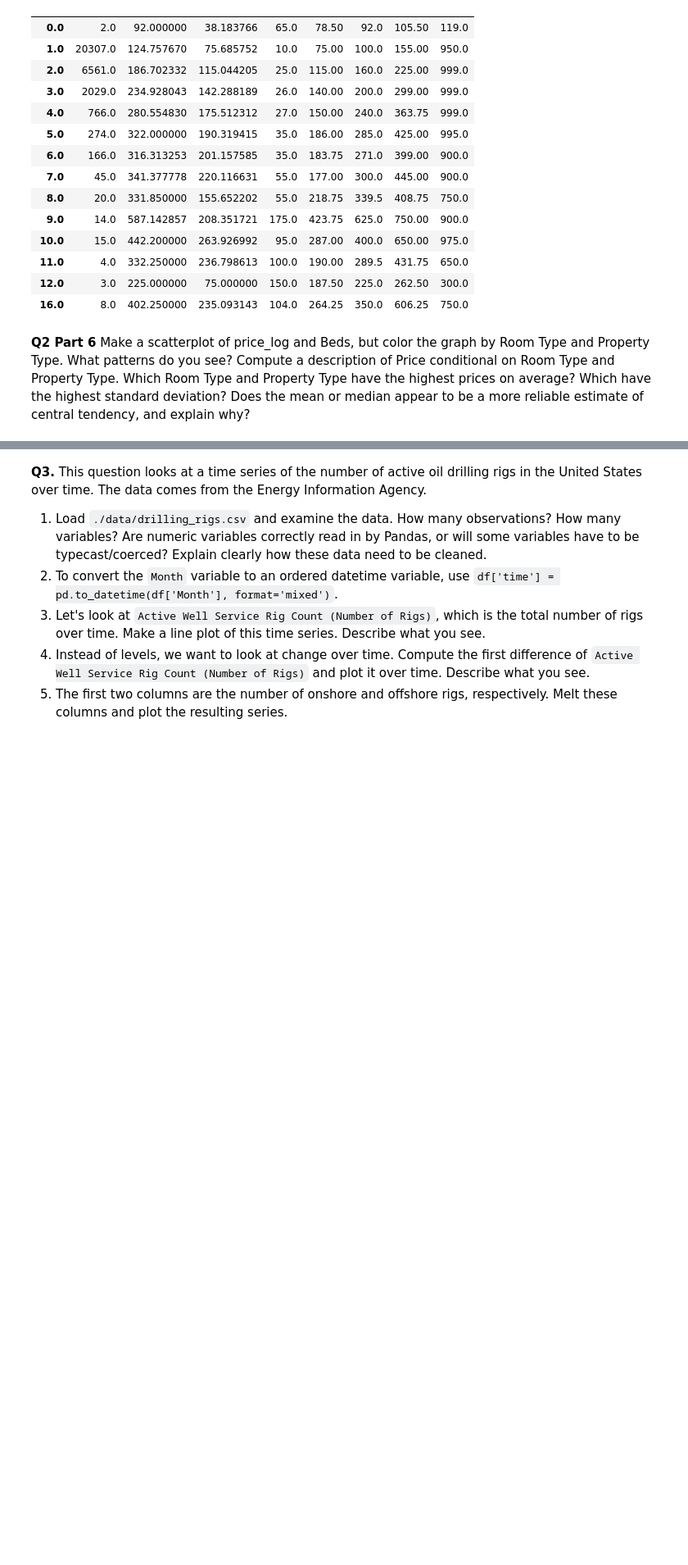
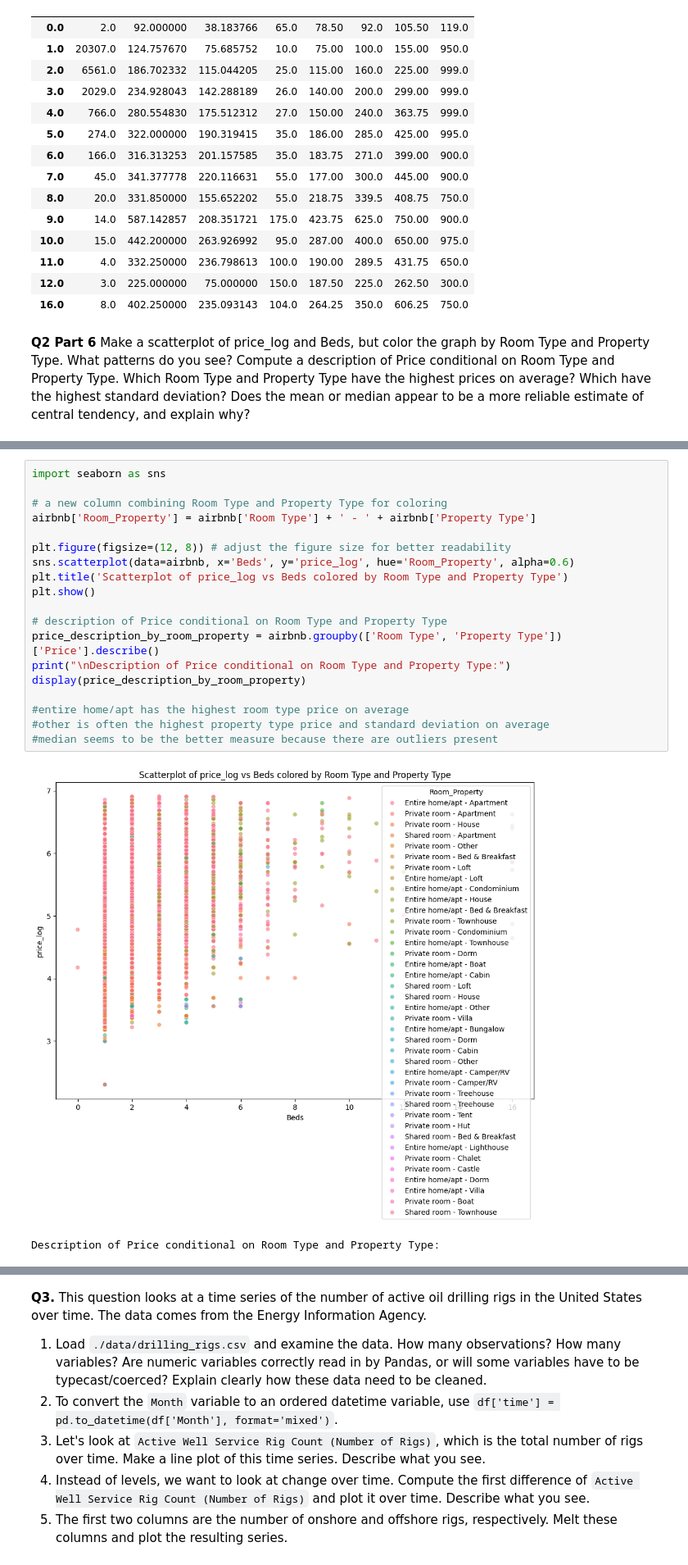
Before and after one commit to ap-vp/eda_assignment, a Jupyter notebook: assignment.ipynb, the cells around one changed output, grey strips where cells are left out. Shown at 82% size. Cells and saved outputs as stored; diff of their text form; blank space fills up the shorter version.

```diff
--- a/assignment.ipynb
+++ b/assignment.ipynb
@@ -174,0 +170,22 @@ ValueError: 'c' argument must be a color, a sequence of colors, or a sequence of
+# %%
+import seaborn as sns
+
+# a new column combining Room Type and Property Type for coloring
+airbnb['Room_Property'] = airbnb['Room Type'] + ' - ' + airbnb['Property Type']
+
+plt.figure(figsize=(12, 8)) # adjust the figure size for better readability
+sns.scatterplot(data=airbnb, x='Beds', y='price_log', hue='Room_Property', alpha=0.6)
+plt.title('Scatterplot of price_log vs Beds colored by Room Type and Property Type')
+plt.show()
+
+# description of Price conditional on Room Type and Property Type
+price_description_by_room_property = airbnb.groupby(['Room Type', 'Property Type'])['Price'].describe()
+print("\nDescription of Price conditional on Room Type and Property Type:")
+display(price_description_by_room_property)
+
+#entire home/apt has the highest room type price on average
+#other is often the highest property type price and standard deviation on average
+#median seems to be the better measure because there are outliers present
+# %% [output]
+[figure, added]
+Description of Price conditional on Room Type and Property Type:
```
Also changed, not shown: parts of 2 cells of this notebook.
